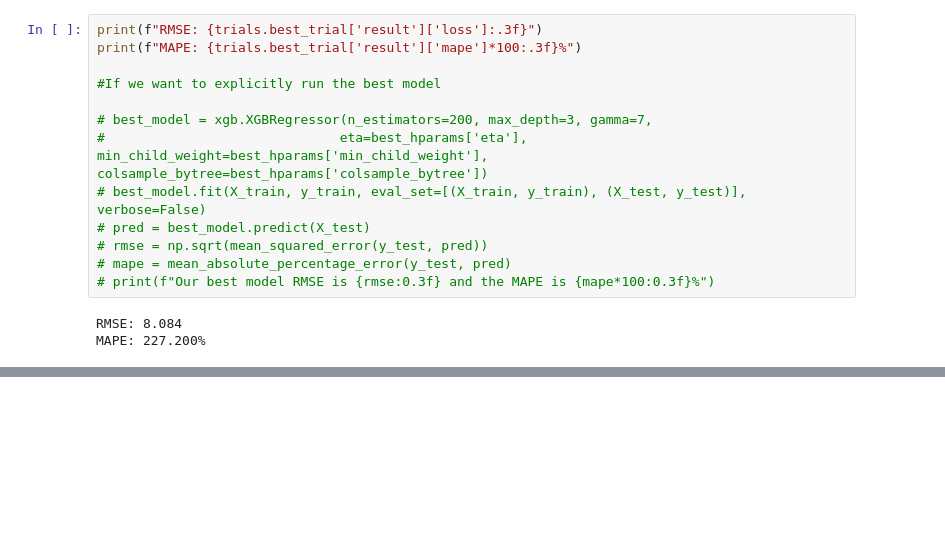
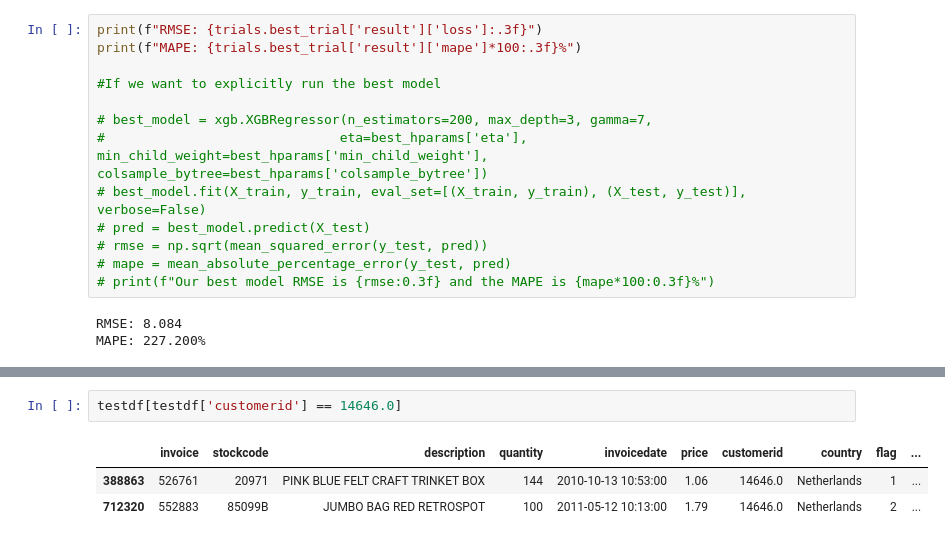
Before and after one commit to zadealfalah/salesSample, a Jupyter notebook: onlineRetail2/onlineRetail.ipynb, the cells around one changed output, grey strips where cells are left out. Saved outputs shown, nothing was run; the diff lists cells and outputs as text; blank space fills up the shorter version.

```diff
--- a/onlineRetail2/onlineRetail.ipynb
+++ b/onlineRetail2/onlineRetail.ipynb
@@ -864,0 +913,6 @@ MAPE: 227.200%
+# %%
+testdf[testdf['customerid'] == 14646.0]
+# %% [output]
+|  | invoice | stockcode | description | quantity | invoicedate | price | customerid | country | flag | ... |
+| 388863 | 526761 | 20971 | PINK BLUE FELT CRAFT TRINKET BOX | 144 | 2010-10-13 10:53:00 | 1.06 | 14646.0 | Netherlands | 1 | ... |
+| 712320 | 552883 | 85099B | JUMBO BAG RED RETROSPOT | 100 | 2011-05-12 10:13:00 | 1.79 | 14646.0 | Netherlands | 2 | ... |
```
Also changed, not shown: parts of 23 cells of this notebook.
